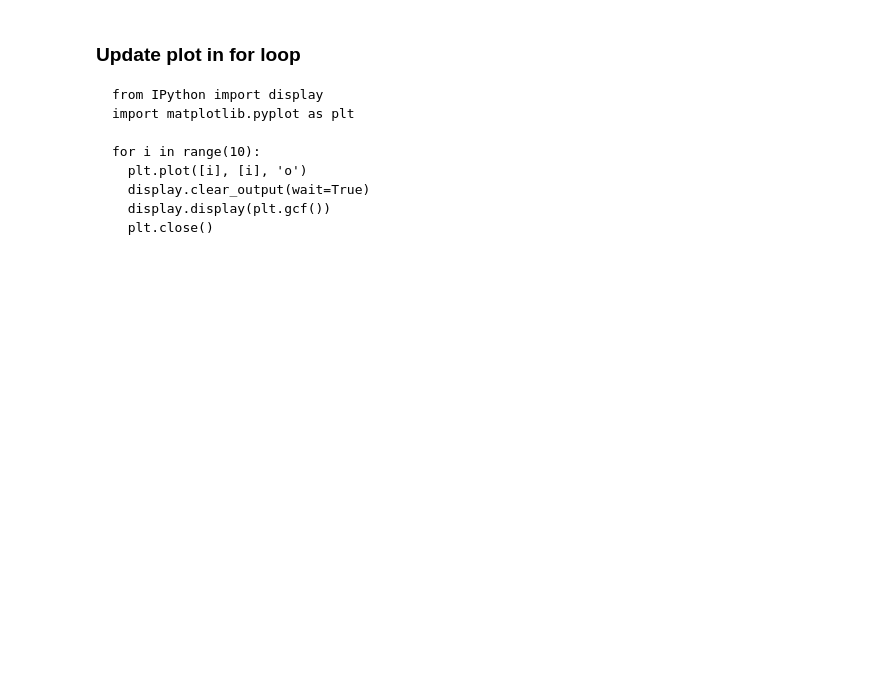
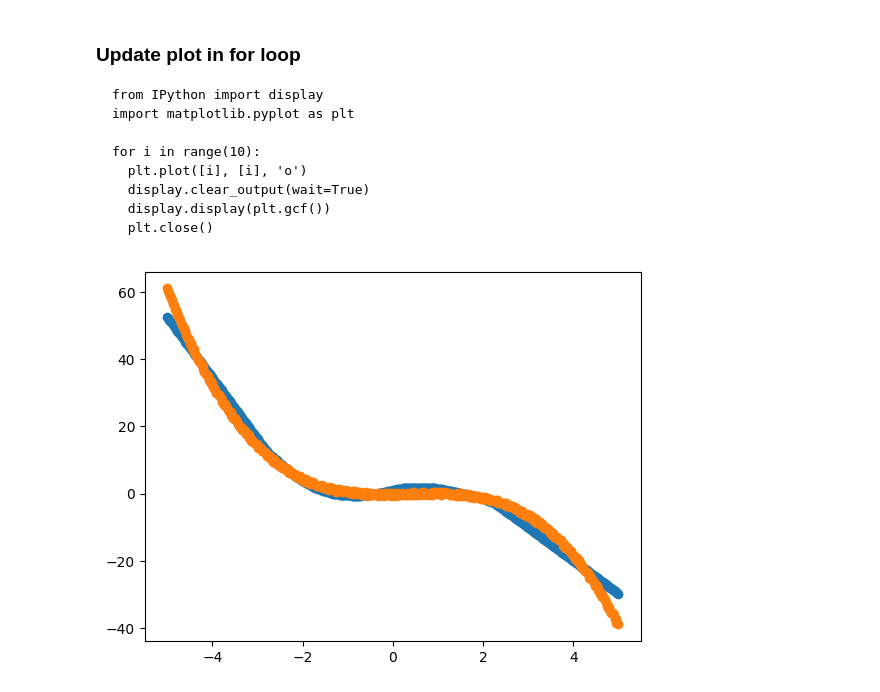
Before and after one commit to jdasam/mas1004, a Jupyter notebook: live_coding/2_function_approximation.ipynb, the cells around one changed output. Drawn from its saved outputs; the diff is of its cells as text; code cells hidden in the pictures; blank space fills up the shorter version.

````diff
--- a/live_coding/2_function_approximation.ipynb
+++ b/live_coding/2_function_approximation.ipynb
@@ -623,3 +763,44 @@ for i in range(10):
   display.display(plt.gcf())
   plt.close()
 ```
+# %%
+from IPython import display
+import matplotlib.pyplot as plt
+
+# prepare input and output answer (label, ground truth)
+ys_tensor = torch.tensor(ys).unsqueeze(1)
+xs_tensor.shape, ys_tensor.shape
+
+# first, program one single cycle of update
+
+for i in range(300):
+  # feed input to the model: Get output
+  model_pred = model(xs_tensor)
+  print(f'model_pred.shape is {model_pred.shape}')
+  # calculate loss: compare the output and the desired answer
+  loss = (model_pred - ys_tensor) ** 2
+  print(f'loss.shape is {loss.shape}')
+  # in loss calculation, we usually care about mean loss value
+  loss = loss.mean()
+  print(f'loss.shape is {loss.shape}, loss value is {loss}')
+  # calculate gradient
+  print(f"model.layer1.weight.grad is {model.layer1.weight.grad}")
+  loss.backward() # backpropagate the gradient, from loss to the input
+  print(f"model.layer1.weight.grad is {model.layer1.weight.grad}")
+
+  # update the parameters
+  # let's call a class that is pre-defined for updating the parameters
+  optimizer = torch.optim.SGD(model.parameters(), lr=1e-3) # optim means optimizer, SGD means stochastic gradient descent
+  # model.parameters() returns list of every parameter tensors in the model
+  optimizer.step()
+
+  # reset the gradient
+  optimizer.zero_grad() # this reset gradient of every parameters in the optimizer to zero
+
+  plt.scatter(xs_tensor.squeeze(), model(xs_tensor).detach())
+  plt.scatter(xs, ys)
+  display.clear_output(wait=True)
+  display.display(plt.gcf())
+  plt.close()
+# %% [output]
+[figure, added]
````
Also changed, not shown: parts of 17 cells of this notebook.
